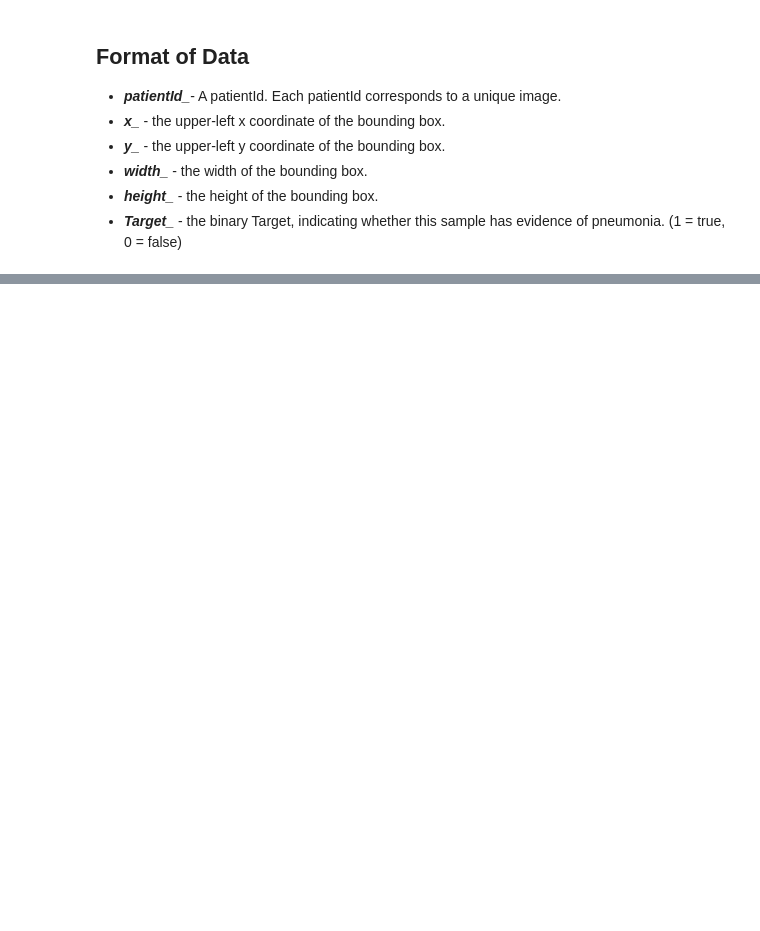
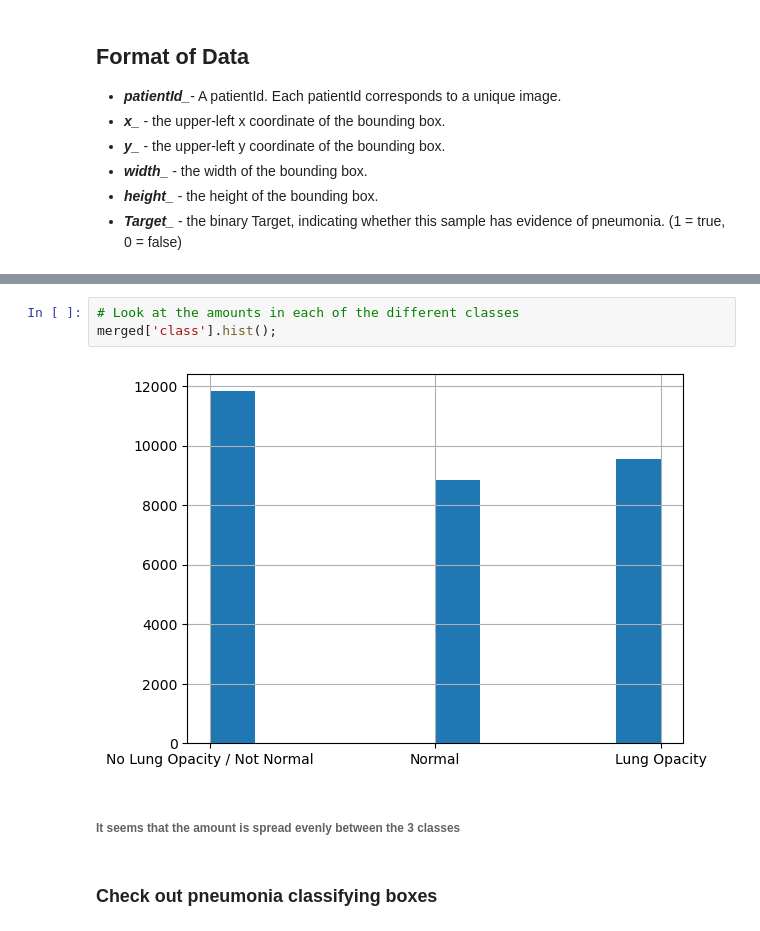
Before and after one commit to BozinovskiDaniel/Pneumonia-Image-Classifier, a Jupyter notebook: EDA_Pneuomonia.ipynb, the cells around one changed output, grey strips where cells are left out. Saved outputs shown, nothing was run; the diff lists cells and outputs as text; blank space fills up the shorter version.

```diff
--- a/EDA_Pneuomonia.ipynb
+++ b/EDA_Pneuomonia.ipynb
@@ -24,0 +95,9 @@
+# %%
+# Look at the amounts in each of the different classes
+merged['class'].hist();
+# %% [output]
+[figure, added]
+# %% [markdown]
+###### It seems that the amount is spread evenly between the 3 classes
+# %% [markdown]
+### Check out pneumonia classifying boxes
```
Also changed, not shown: parts of 13 cells of this notebook.
